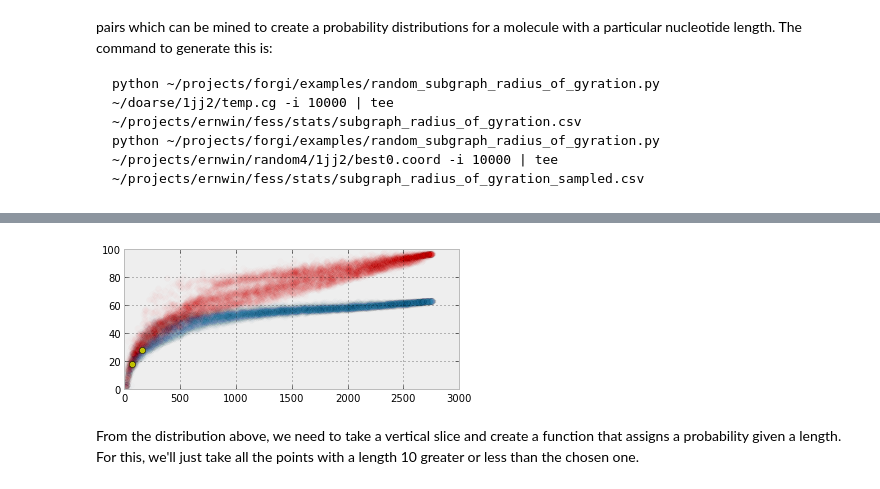
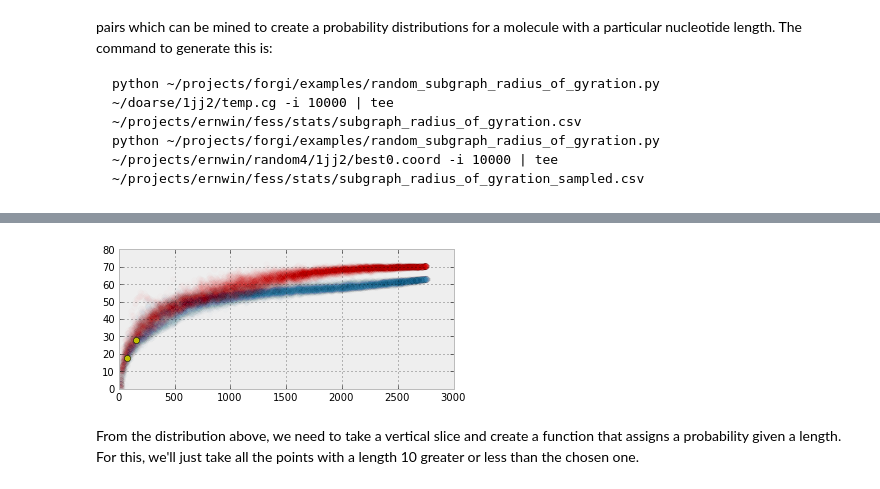
Before and after one commit to ViennaRNA/ernwin, a Jupyter notebook: ipy_notebook_ernwin.ipynb, the cells around one changed output, grey strips where cells are left out. Saved outputs shown, nothing was run; the diff lists cells and outputs as text; code cells hidden in the pictures.

````diff
--- a/ipy_notebook_ernwin.ipynb
+++ b/ipy_notebook_ernwin.ipynb
@@ -360,6 +390,14 @@ python ~/projects/forgi/examples/random_subgraph_radius_of_gyration.py ~/project
 ```
 # %%
 import forgi.threedee.utilities.rmsd as ftur
+
+def get_coords(cg):
+    coords = []
+    for s in cg.sorted_stem_iterator():
+        coords += list(cg.coords[s])
+    #cud.pv('coords')
+
+    return np.array(coords)
 
 def length_and_rog(cg):
     coords = get_coords(cg)
@@ -378,9 +416,11 @@ data = np.genfromtxt(op.expanduser('~/projects/ernwin/fess/stats/subgraph_radius
 data1 = np.genfromtxt(op.expanduser('~/projects/ernwin/fess/stats/subgraph_radius_of_gyration_sampled.csv'), delimiter=' ')
 data2 = np.genfromtxt(op.expanduser('~/projects/ernwin/fess/stats/subgraph_radius_of_gyration_target.csv'), delimiter=' ')
 data3 = np.genfromtxt(op.expanduser('~/projects/ernwin/fess/stats/subgraph_radius_of_gyration_target1.csv'), delimiter=' ')
+data4 = np.genfromtxt(op.expanduser('~/projects/ernwin/fess/stats/subgraph_radius_of_gyration_beta.csv'), delimiter=' ')
+data5 = np.genfromtxt(op.expanduser('~/projects/ernwin/fess/stats/subgraph_radius_of_gyration_beta16.csv'), delimiter=' ')
 # %%
 plot(data[:,0], data[:,1], 'o', alpha=0.01)
-plot(data1[:,0], data1[:,1], 'ro', alpha=0.01)
+plot(data5[:,0], data5[:,1], 'ro', alpha=0.01)
 #plot(total_length, rog, 'o')
 
 files = ['~/doarse/1gid/temp.cg',
@@ -396,4 +436,4 @@ for filename in files:
-[figure, old version]
+[figure, new version]
 # %% [markdown]
 From the distribution above, we need to take a vertical slice and create a function that assigns a probability given a length. For this, we'll just take all the points with a length 10 greater or less than the chosen one.
 # %%
````
Also changed, not shown: parts of 24 cells of this notebook, 5 other files.
